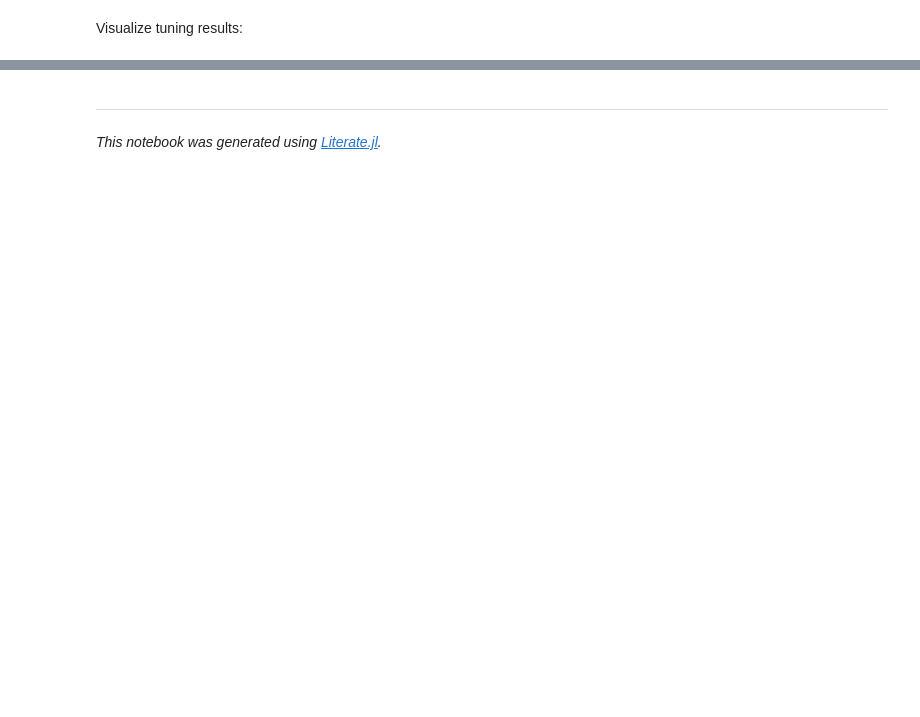
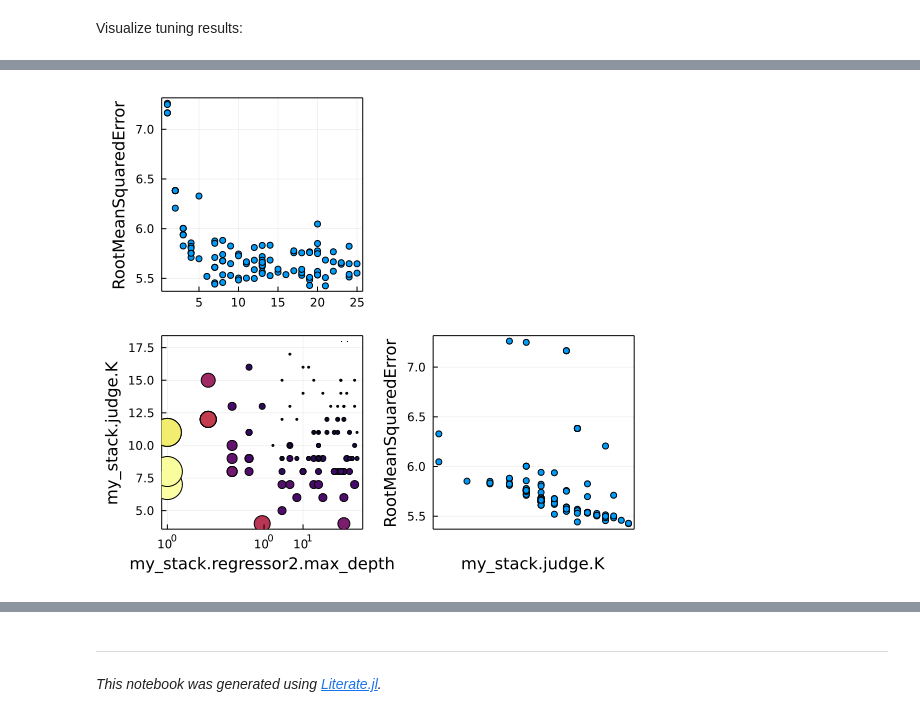
Before and after one commit to ablaom/MachineLearningInJulia2020, a Jupyter notebook: wow.ipynb, the cells around one changed output, grey strips where cells are left out. Saved outputs shown, nothing was run; the diff lists cells and outputs as text; code cells hidden in the pictures; blank space fills up the shorter version.

```diff
--- a/wow.ipynb
+++ b/wow.ipynb
@@ -156,5 +163,7 @@ Pipeline402(
 # %% [markdown]
 Want to change a base learner and adjudicator?
 # %%
-pipe.my_stack.regressor2 = @load DecisionTreeRegressor pkg=DecisionTree;
-pipe.my_stack.judge = @load KNNRegressor;
+DecisionTreeRegressor = @load DecisionTreeRegressor pkg=DecisionTree;
+KNNRegressor = @load KNNRegressor;
+pipe.my_stack.regressor2 = DecisionTreeRegressor()
+pipe.my_stack.judge = KNNRegressor();
@@ -217,8 +233,8 @@ fp.my_stack.regressor1[1].coefs
 Want to tune multiple (nested) hyperparameters in the stack? Tuning is a
 model wrapper (for better composition!):
 # %%
-r1 = range(pipe, :(my_stack.regressor2.max_depth), lower = 1, upper = 25)
-r2 = range(pipe, :(my_stack.judge.K), lower=1, origin=10, unit=10)
+r1 = range(pipe, :(my_stack.regressor2.max_depth), lower = 1, upper = 25, scale=:linear)
+r2 = range(pipe, :(my_stack.judge.K), lower=1, origin=10, unit=10, scale=:log10)
 
 import Distributions.Poisson
 
@@ -253,0 +260,7 @@ plot(mach)
+# %%
+using Plots
+gr(size=(700,700*(sqrt(5) - 1)/2))
+plt = plot(mach)
+savefig("stacking.png")
+plt
+# %% [output]
@@ -253,0 +271 @@ plot(mach)
+[figure, added]
```
Also changed, not shown: parts of 16 cells of this notebook, 5 other files.
